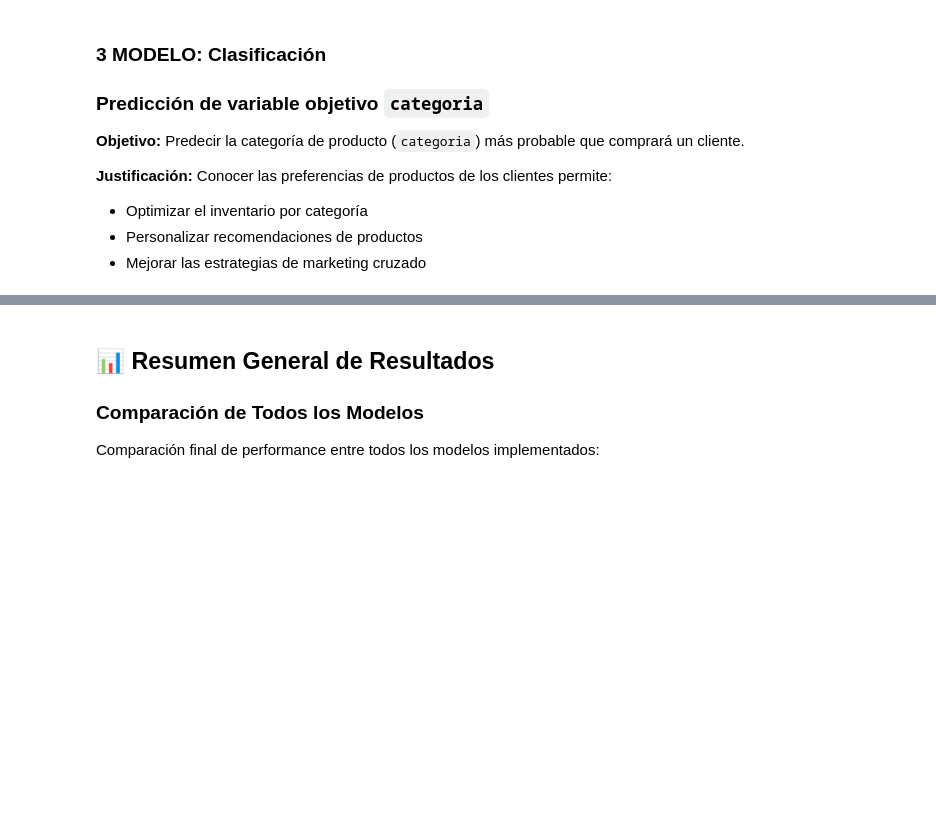
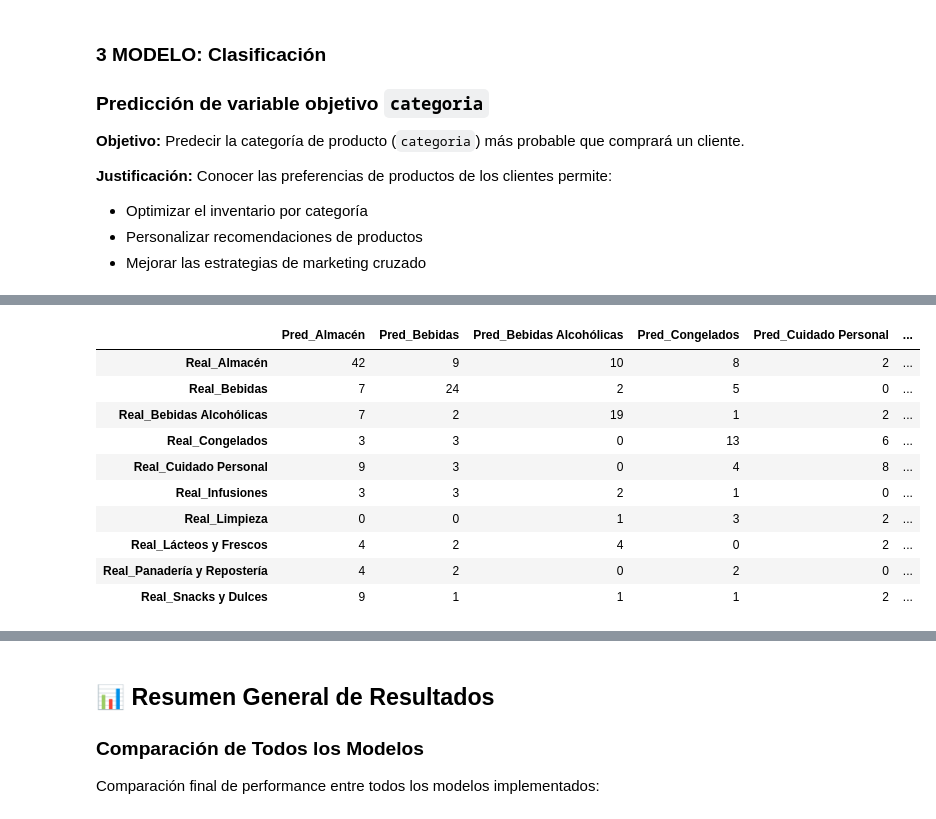
Before and after one commit to LenninTemoche/Proyecto-Aurelion-IBM-Guayerd, a Jupyter notebook: SPRING_3/Proyecto_Aurelion_S3-ml.ipynb, the cells around one changed output, grey strips where cells are left out. Cells and saved outputs as stored; diff of their text form; code cells hidden in the pictures; blank space fills up the shorter version.

```diff
--- a/SPRING_3/Proyecto_Aurelion_S3-ml.ipynb
+++ b/SPRING_3/Proyecto_Aurelion_S3-ml.ipynb
@@ -1508,0 +1711,76 @@ Limpieza: 9.4%
+# %%
+#eVALUACIÓN
+from sklearn.metrics import accuracy_score, f1_score, precision_score, recall_score, confusion_matrix, classification_report
+import pandas as pd
+import numpy as np
+
+# ----- Función para evaluar modelos de clasificación -----
+def evaluate_classification_model(model, X_test, y_test_encoded, model_name, label_encoder, is_logistic_regression=False):
+    """Evalúa un modelo de clasificación y muestra las métricas clásicas."""
+
+    # Para Logistic Regression usamos datos escalados,
+    # para los demás modelos usamos los datos codificados originales
+    if is_logistic_regression:
+        y_pred = model.predict(X_test_cat_scaled)
+    else:
+        y_pred = model.predict(X_test_cat)
+
+    # --- Métricas clásicas ---
+    acc = accuracy_score(y_test_encoded, y_pred)
+    f1 = f1_score(y_test_encoded, y_pred, average='weighted')
+    precision = precision_score(y_test_encoded, y_pred, average='weighted')
+    recall = recall_score(y_test_encoded, y_pred, average='weighted')
+
+    cm = confusion_matrix(y_test_encoded, y_pred)
+
+    print(f"\n====== {model_name} ======")
+    print(f"Accuracy: {acc:.3f}")
+    print(f"Precision: {precision:.3f}")
+    print(f"Recall: {recall:.3f}")
+    print(f"F1-Score: {f1:.3f}")
+
+    # Mostrar matriz de confusión con etiquetas decodificadas
+    labels_decoded = label_encoder.inverse_transform(sorted(np.unique(y_test_encoded)))
+    df_cm = pd.DataFrame(cm,
+                         index=[f"Real_{l}" for l in labels_decoded],
+                         columns=[f"Pred_{l}" for l in labels_decoded])
+    print("\nMatriz de Confusión:")
+    display(df_cm)
+
+    # Mostrar classification_report estándar
+    print("\nClassification Report:")
+    print(classification_report(y_test_encoded, y_pred, target_names=label_encoder.classes_))
+
+    return acc, f1, precision, recall
+
+
+# --- Evaluación de modelos en el conjunto de prueba ---
+print("\n=== EVALUACIÓN DE MODELOS EN EL CONJUNTO DE PRUEBA PARA 'CATEGORIA' ===")
+
+metrics_cat = []
+
+# Random Forest
+rf_acc_cat, rf_f1_cat, rf_precision_cat, rf_recall_cat = evaluate_classification_model(
+    trained_models_cat['Random Forest'], X_test_cat, y_test_cat_encoded, "Random Forest", le_categoria)
+metrics_cat.append({'Modelo': 'Random Forest', 'Accuracy': rf_acc_cat, 'Precision': rf_precision_cat, 'Recall': rf_recall_cat, 'F1': rf_f1_cat})
+
+# Logistic Regression
+logreg_acc_cat, logreg_f1_cat, logreg_precision_cat, logreg_recall_cat = evaluate_classification_model(
+    trained_models_cat['Logistic Regression'], X_test_cat_scaled, y_test_cat_encoded, "Logistic Regression", le_categoria, is_logistic_regression=True)
+metrics_cat.append({'Modelo': 'Logistic Regression', 'Accuracy': logreg_acc_cat, 'Precision': logreg_precision_cat, 'Recall': logreg_recall_cat, 'F1': logreg_f1_cat})
+
+# LightGBM
+lgb_acc_cat, lgb_f1_cat, lgb_precision_cat, lgb_recall_cat = evaluate_classification_model(
+    trained_models_cat['LightGBM'], X_test_cat, y_test_cat_encoded, "LightGBM", le_categoria)
+metrics_cat.append({'Modelo': 'LightGBM', 'Accuracy': lgb_acc_cat, 'Precision': lgb_precision_cat, 'Recall': lgb_recall_cat, 'F1': lgb_f1_cat})
+
+# XGBoost
+xgb_acc_cat, xgb_f1_cat, xgb_precision_cat, xgb_recall_cat = evaluate_classification_model(
+    trained_models_cat['XGBoost'], X_test_cat, y_test_cat_encoded, "XGBoost", le_categoria)
+metrics_cat.append({'Modelo': 'XGBoost', 'Accuracy': xgb_acc_cat, 'Precision': xgb_precision_cat, 'Recall': xgb_recall_cat, 'F1': xgb_f1_cat})
+
+# --- Comparación de Resultados ---
+print("\n=== COMPARACI\u00D3N DE MODELOS DE CLASIFICACIÓN PARA 'CATEGORIA' ===")
+df_comparison_cat = pd.DataFrame(metrics_cat)
+display(df_comparison_cat.sort_values(by='F1', ascending=False))
+# %% [output]
@@ -1508,0 +1796,11 @@ Limpieza: 9.4%
+|  | Pred_Almacén | Pred_Bebidas | Pred_Bebidas Alcohólicas | Pred_Congelados | Pred_Cuidado Personal | ... |
+| Real_Almacén | 42 | 9 | 10 | 8 | 2 | ... |
+| Real_Bebidas | 7 | 24 | 2 | 5 | 0 | ... |
+| Real_Bebidas Alcohólicas | 7 | 2 | 19 | 1 | 2 | ... |
+| Real_Congelados | 3 | 3 | 0 | 13 | 6 | ... |
+| Real_Cuidado Personal | 9 | 3 | 0 | 4 | 8 | ... |
+| Real_Infusiones | 3 | 3 | 2 | 1 | 0 | ... |
+| Real_Limpieza | 0 | 0 | 1 | 3 | 2 | ... |
+| Real_Lácteos y Frescos | 4 | 2 | 4 | 0 | 2 | ... |
+| Real_Panadería y Repostería | 4 | 2 | 0 | 2 | 0 | ... |
+| Real_Snacks y Dulces | 9 | 1 | 1 | 1 | 2 | ... |
```
Also changed, not shown: parts of 45 cells of this notebook.
